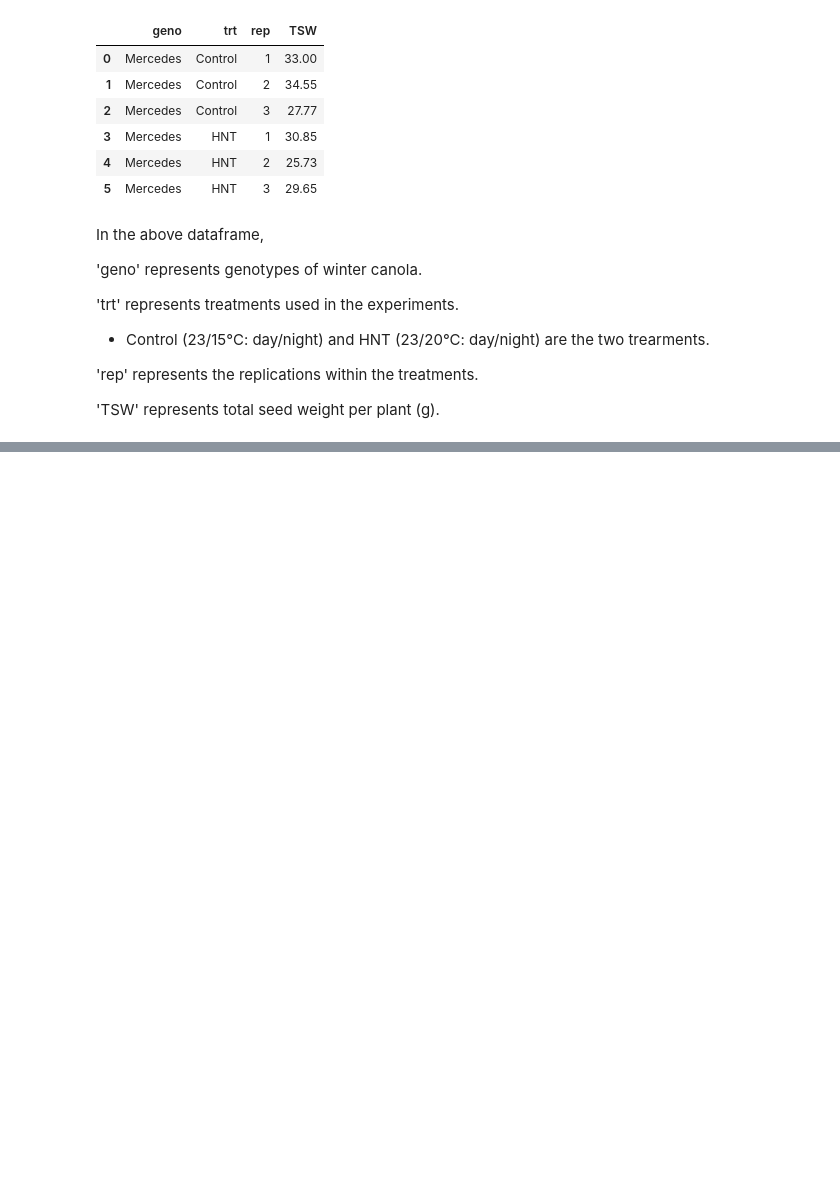
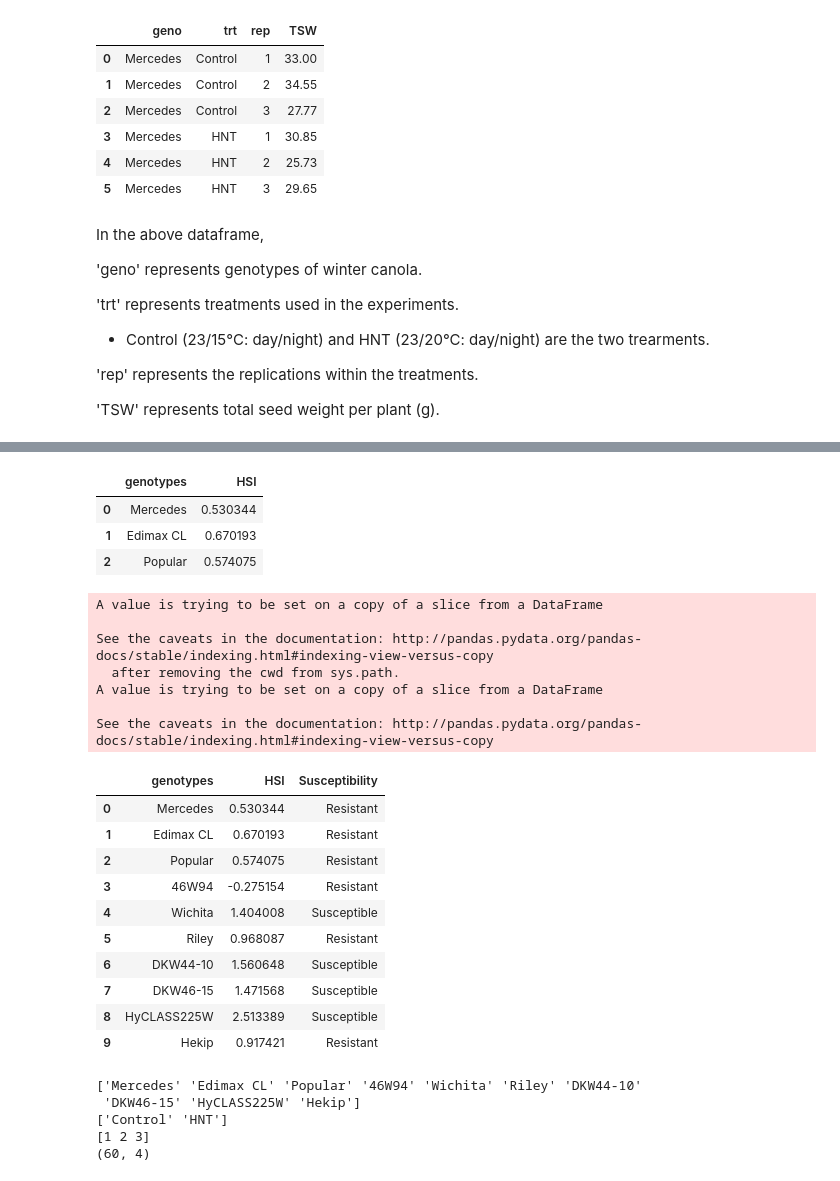
Before and after one commit to pokharelmeg/Semester-Project, a Jupyter notebook: heat_index_calculation.ipynb, the cells around one changed output, grey strips where cells are left out. Drawn from its saved outputs; the diff is of its cells as text; code cells hidden in the pictures; blank space fills up the shorter version.

```diff
--- a/heat_index_calculation.ipynb
+++ b/heat_index_calculation.ipynb
@@ -81,0 +63,7 @@ dtype: float64
+# %%
+# Function for HSI
+HSI_function = lambda YD,YP: (1-YD/YP)/D
+# %%
+# Get unique genotypes
+genotypes = df["geno"].unique()
+genotypes
@@ -81,0 +73,12 @@ dtype: float64
+# %%
+# Iterate over each unique genotype and compute HSI
+HSI_values = []
+for geno in genotypes:
+    idx_geno_control = (df["geno"] == geno) & (df["trt"] == "Control")
+    idx_geno_hnt = (df["geno"] == geno) & (df["trt"] == "HNT")
+
+    YP = df.loc[idx_geno_control, "TSW"].mean()
+    YD = df.loc[idx_geno_hnt, "TSW"].mean()
+
+    HSI = HSI_function(YD,YP);
+    HSI_values.append(HSI);
@@ -81,0 +98,48 @@ dtype: float64
+# %%
+HSI_table = pd.DataFrame(list(zip(genotypes, HSI_values)),
+               columns =['genotypes', 'HSI'])
+HSI_table.head(3)
+# %% [output]
+|  | genotypes | HSI |
+| 0 | Mercedes | 0.530344 |
+| 1 | Edimax CL | 0.670193 |
+| 2 | Popular | 0.574075 |
+# %%
+HSI_table.insert(2,"Susceptibility", "")
+for x in range(0,len(HSI_table)):
+    if HSI_table.HSI[x] < 1:
+        HSI_table.Susceptibility[x] = "Resistant"
+    else:
+        HSI_table.Susceptibility[x] = "Susceptible"
+HSI_table
+# %% [output]
+A value is trying to be set on a copy of a slice from a DataFrame
+
+See the caveats in the documentation: http://pandas.pydata.org/pandas-docs/stable/indexing.html#indexing-view-versus-copy
+  after removing the cwd from sys.path.
+A value is trying to be set on a copy of a slice from a DataFrame
+
+See the caveats in the documentation: http://pandas.pydata.org/pandas-docs/stable/indexing.html#indexing-view-versus-copy
+|  | genotypes | HSI | Susceptibility |
+| 0 | Mercedes | 0.530344 | Resistant |
+| 1 | Edimax CL | 0.670193 | Resistant |
+| 2 | Popular | 0.574075 | Resistant |
+| 3 | 46W94 | -0.275154 | Resistant |
+| 4 | Wichita | 1.404008 | Susceptible |
+| 5 | Riley | 0.968087 | Resistant |
+| 6 | DKW44-10 | 1.560648 | Susceptible |
+| 7 | DKW46-15 | 1.471568 | Susceptible |
+| 8 | HyCLASS225W | 2.513389 | Susceptible |
+| 9 | Hekip | 0.917421 | Resistant |
+# %%
+# Some useful properties of the datasets
+print(df['geno'].unique())      # Genotypes
+print(df['trt'].unique())       # Treatments
+print(df['rep'].unique())       # Replications
+print(df.shape)
+# %% [output]
+['Mercedes' 'Edimax CL' 'Popular' '46W94' 'Wichita' 'Riley' 'DKW44-10'
+ 'DKW46-15' 'HyCLASS225W' 'Hekip']
+['Control' 'HNT']
+[1 2 3]
+(60, 4)
```
Also changed, not shown: parts of 11 cells of this notebook, 2 other files.
